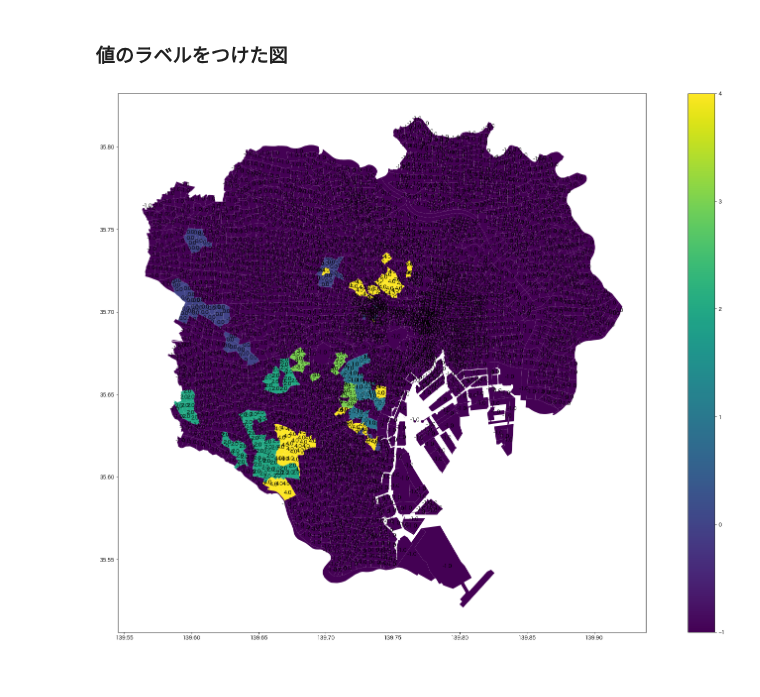
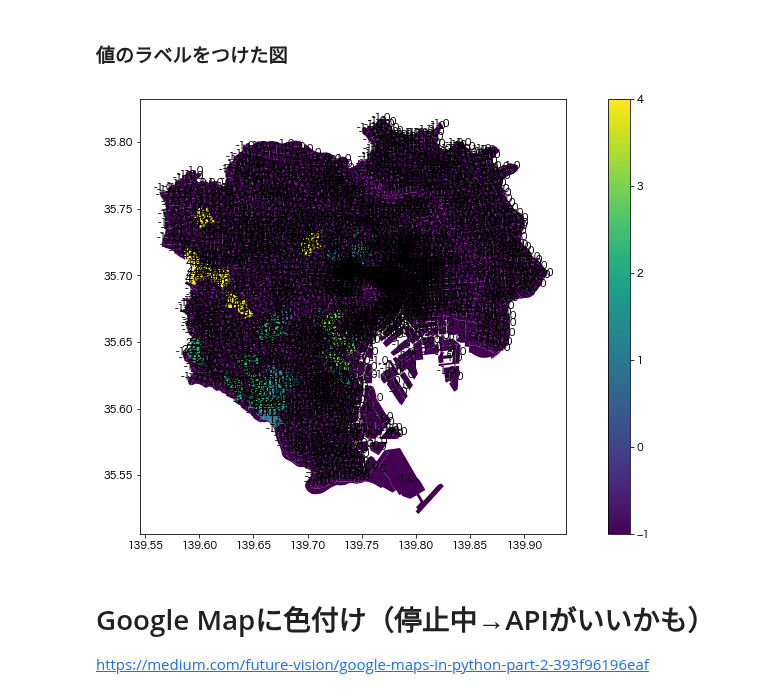
Before and after one commit to idosatoshi0118/python, a Jupyter notebook: 小売系企業インターン/チラシ-高級持ち家への配布エリアプロット.ipynb, the cells around one changed output. Drawn from its saved outputs; the diff is of its cells as text; code cells hidden in the pictures.

```diff
--- a/小売系企業インターン/チラシ-高級持ち家への配布エリアプロット.ipynb
+++ b/小売系企業インターン/チラシ-高級持ち家への配布エリアプロット.ipynb
@@ -128,10 +123,12 @@ df1.head()
 # 標準化
 df1['45~64才の割合(標準化)'] = zscore(df1['45~64才の割合'])
 df1['65才以上の割合(標準化)'] = zscore(df1['65才以上の割合'])
+df1['700~1000万の割合（標準化）'] = zscore(df1['700~1000万の割合'])
 df1['1000万以上の割合(標準化)'] = zscore(df1['1000万以上の割合'])
 df1['持ち家比率(標準化)'] = zscore(df1['持ち家比率'])
 df1['自営業主比率(標準化)'] = zscore(df1['自営業主比率'])
 
 # 分析に必要な要素のみ抽出
-df2 = df1.iloc[:,[0,1,2,-6,-5,-4,-3,-2,-1,]]
-df2.head()
+df2 = df1.iloc[:,[0,1,2,-7,-6,-5,-4,-3,-2,-1]] # 標準化した要素とそれぞれのエリア情報(結合する際に利用)
+df3 = df1.iloc[:,[-6,-5,-4,-3,-2,-1]] # 標準化した要素のデータのみ（クラスタリング分析に利用）
+dfx = df1.iloc[:, [0,1,2,-13,-12,-11,-10,-9,-8]] #他者向け
@@ -145,3 +134,0 @@ df2.head()
-# %%
-df3 = df1.iloc[:,[-5,-4,-3,-2,-1]]
-df3.head()
@@ -218,4 +189,5 @@ for i in df2["クラスター番号"].unique():
 # %%
 #各クラスターごとの平均
-a = df2.groupby('クラスター番号').mean()
-aa = a.transpose()
+avg0 = df2.groupby('クラスター番号').mean()
+avg1 = avg0.transpose()
+avg1
@@ -307,6 +327,6 @@ maps['住所1'] = new[0]
 # %% [markdown]
 ## 2つのデータフレームを結合
 # %%
-df4 = df2[['住所1','クラスター番号']]
+df4 = df2[['字・丁目名','住所1','クラスター番号']]
 # %%
 df5 = pd.merge(maps, df4, on='住所1', how='left')
@@ -327,13 +347,15 @@ plt.savefig('figure.png')
 # %%
 # 値ラベル用にgeometryから当該ポリゴン内のある地点を取得
 df5["coords"] = df5["geometry"].apply(lambda x: x.representative_point().coords[:])
 df5["coords"] = [coords[0] for coords in df5["coords"]]
 
-df5.plot(column= "クラスター番号", legend=True, figsize=[30,20], cmap='viridis')
+df5.plot(column= "クラスター番号", legend=True, figsize=[15,8], cmap='viridis')
 
 # 値ラベル
-import matplotlib.pyplot as plt
 for i, row in df5.iterrows():
     plt.annotate(s=round(row["クラスター番号"], 2), xy=row["coords"], horizontalalignment="center")
 # %% [output]
-[figure, old version]
+[figure, new version]
+# %% [markdown]
+# Google Mapに色付け（停止中→APIがいいかも）
+https://medium.com/future-vision/google-maps-in-python-part-2-393f96196eaf
```
Also changed, not shown: parts of 32 cells of this notebook.
